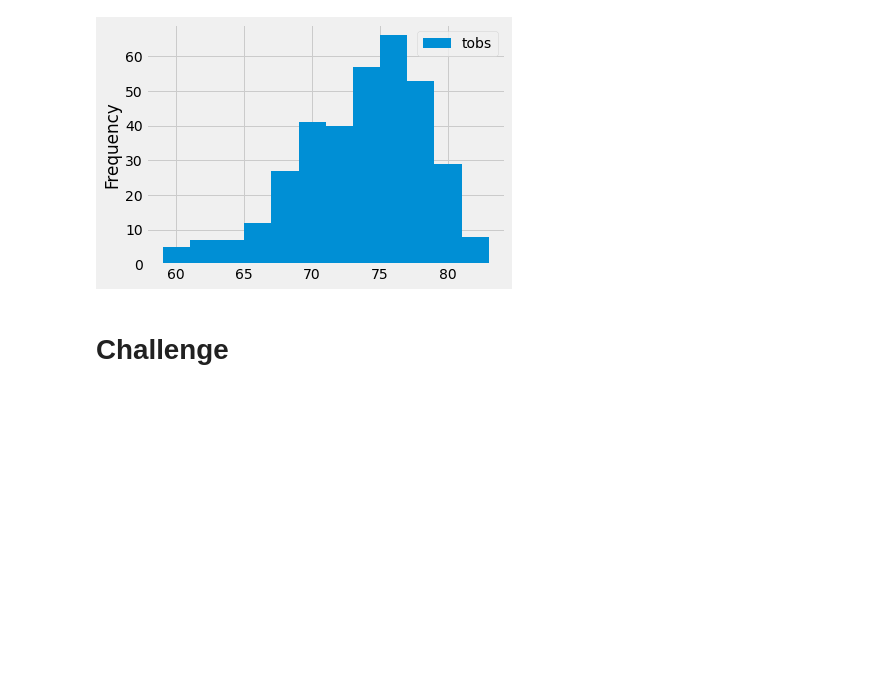
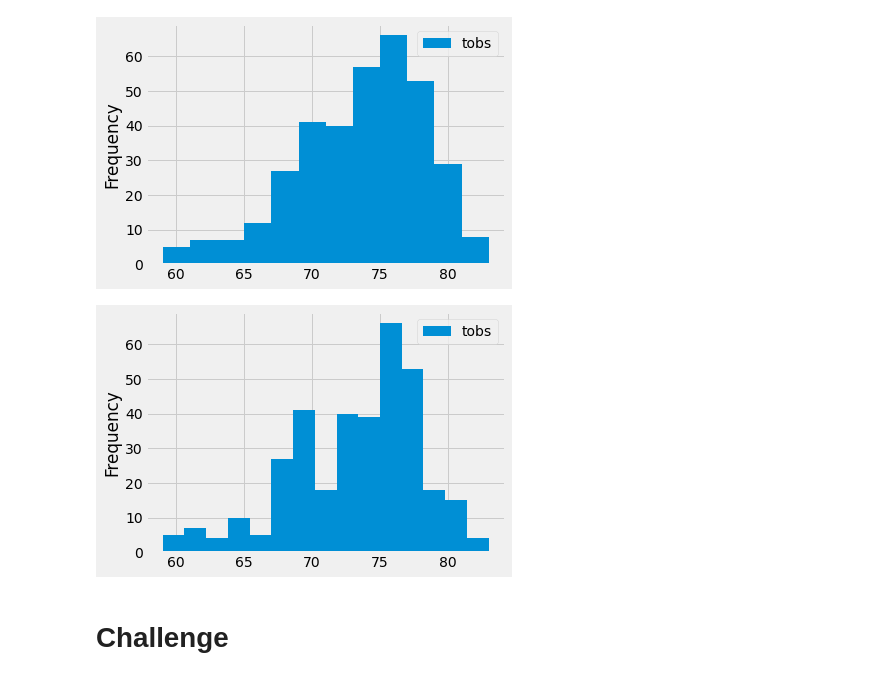
Before and after one commit to benclark62/surfs_up, a Jupyter notebook: climate_analysis.ipynb, the cells around one changed output. Cells and saved outputs as stored; diff of their text form; code cells hidden in the pictures; blank space fills up the shorter version.

```diff
--- a/climate_analysis.ipynb
+++ b/climate_analysis.ipynb
@@ -126,6 +126,11 @@ df.plot.hist(bins=12)
 plt.tight_layout()
 # %% [output]
 [figure]
+# %%
+df.plot.hist(bins=15)
+plt.tight_layout()
+# %% [output]
+[figure, added]
 # %%
 # Write a function called `calc_temps` that will accept start date and end date in the format '%Y-%m-%d'
 # and return the minimum, average, and maximum temperatures for that range of dates
```
Also changed, not shown: 1 other file.
